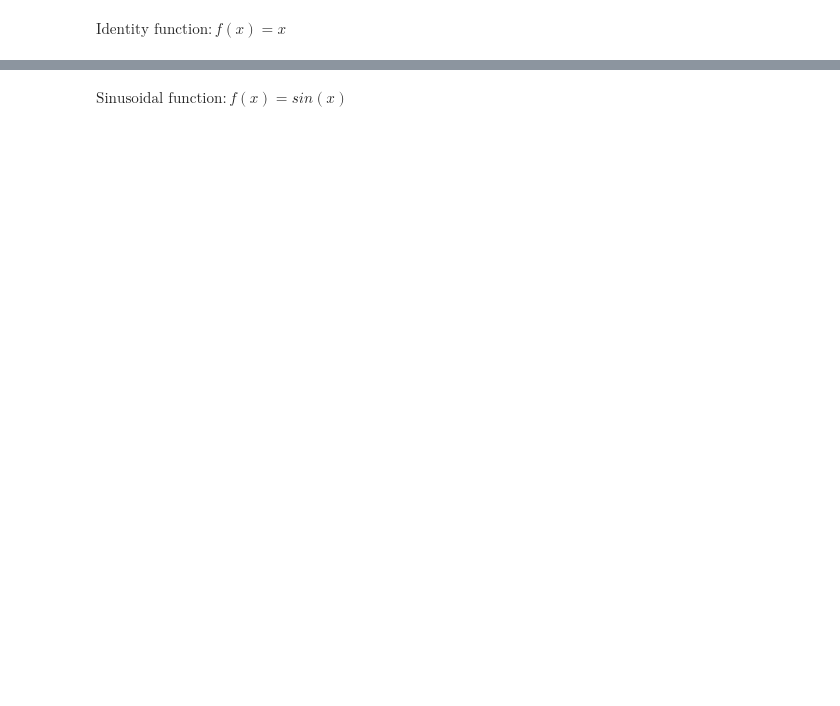
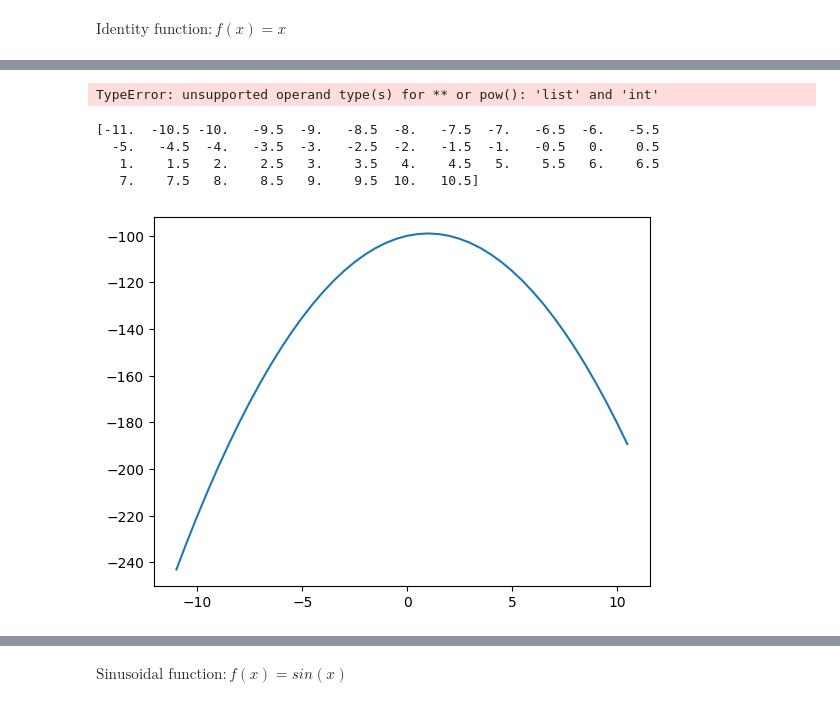
Before and after one commit to hasanisaeed/python-course, a Jupyter notebook: S03/02_functions_example.ipynb, the cells around one changed output, grey strips where cells are left out. Saved outputs shown, nothing was run; the diff lists cells and outputs as text; code cells hidden in the pictures; blank space fills up the shorter version.

```diff
--- a/S03/02_functions_example.ipynb
+++ b/S03/02_functions_example.ipynb
@@ -27,3 +61,35 @@ $
 \end{equation}
 $
+# %%
+def quadratic_function(x, a, b, c):
+
+     #  دقیقا معادله بالا رو اومدیم نوشتیم
+     y = a * (x **2) + b * x + c
+
+     return y
+# %%
+# usage
+x = [ 1, 2, 3, 4, 5]
+
+a, b, c = 1, 2, -1
+
+y = quadratic_function(x, a, b, c)
+# %% [output]
+TypeError: unsupported operand type(s) for ** or pow(): 'list' and 'int'
+# %%
+x = np.arange(-11, 11, 0.5)
+
+# print(x)
+
+a, b, c = -1, 2, -100
+
+y = quadratic_function(x, a, b, c)
+
+draw_function(x, y)
+# %% [output]
+[-11.  -10.5 -10.   -9.5  -9.   -8.5  -8.   -7.5  -7.   -6.5  -6.   -5.5
+  -5.   -4.5  -4.   -3.5  -3.   -2.5  -2.   -1.5  -1.   -0.5   0.    0.5
+   1.    1.5   2.    2.5   3.    3.5   4.    4.5   5.    5.5   6.    6.5
+   7.    7.5   8.    8.5   9.    9.5  10.   10.5]
+[figure, added]
 # %%
```
Also changed, not shown: parts of 17 cells of this notebook, 1 other file.
